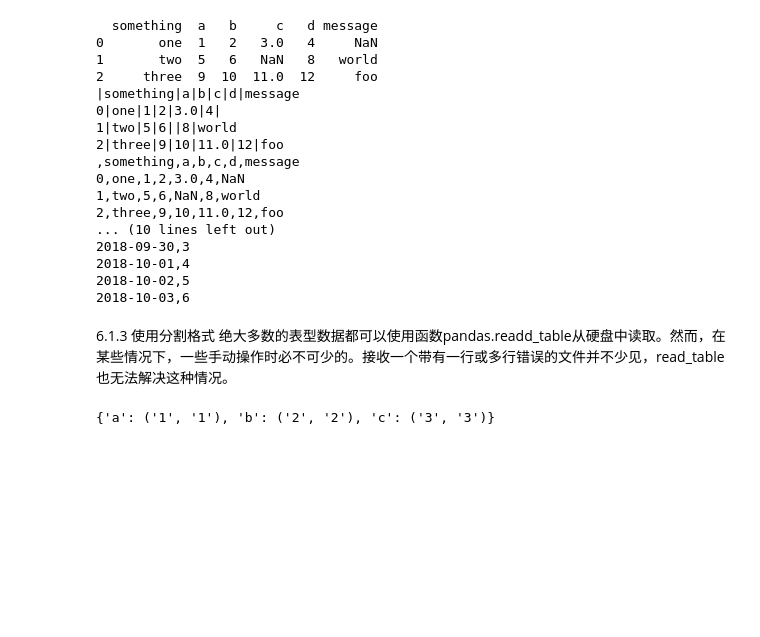
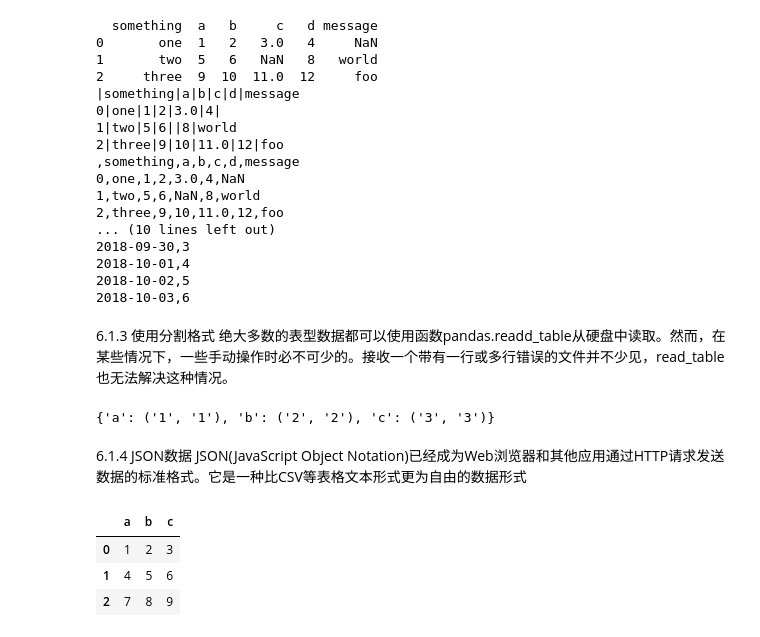
Before and after one commit to pengchenghu428/pydata-book-mytest, a Jupyter notebook: ch06.ipynb, the cells around one changed output. Cells and saved outputs as stored; diff of their text form; code cells hidden in the pictures; blank space fills up the shorter version.

```diff
--- a/ch06.ipynb
+++ b/ch06.ipynb
@@ -200,3 +200,15 @@ with open('examples/mydata.csv', 'w') as f:
     writer.writerow(('7', '8', '9'))
 # %% [output]
 {'a': ('1', '1'), 'b': ('2', '2'), 'c': ('3', '3')}
+# %% [markdown]
+6.1.4 JSON数据
+JSON(JavaScript Object Notation)已经成为Web浏览器和其他应用通过HTTP请求发送数据的标准格式。它是一种比CSV等表格文本形式更为自由的数据形式
+# %%
+data = pd.read_json('examples/example.json')
+
+print(data)
+# %% [output]
+|  | a | b | c |
+| 0 | 1 | 2 | 3 |
+| 1 | 4 | 5 | 6 |
+| 2 | 7 | 8 | 9 |
```
Also changed, not shown: parts of 17 cells of this notebook.
